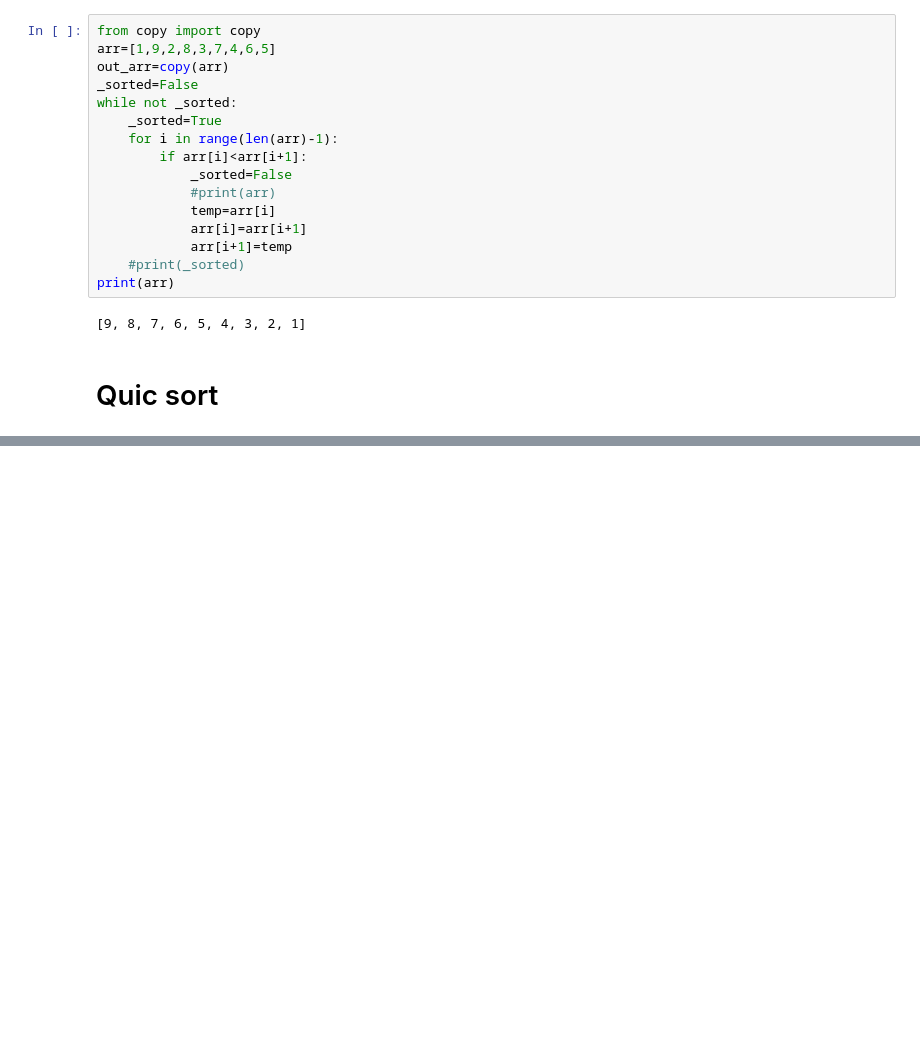
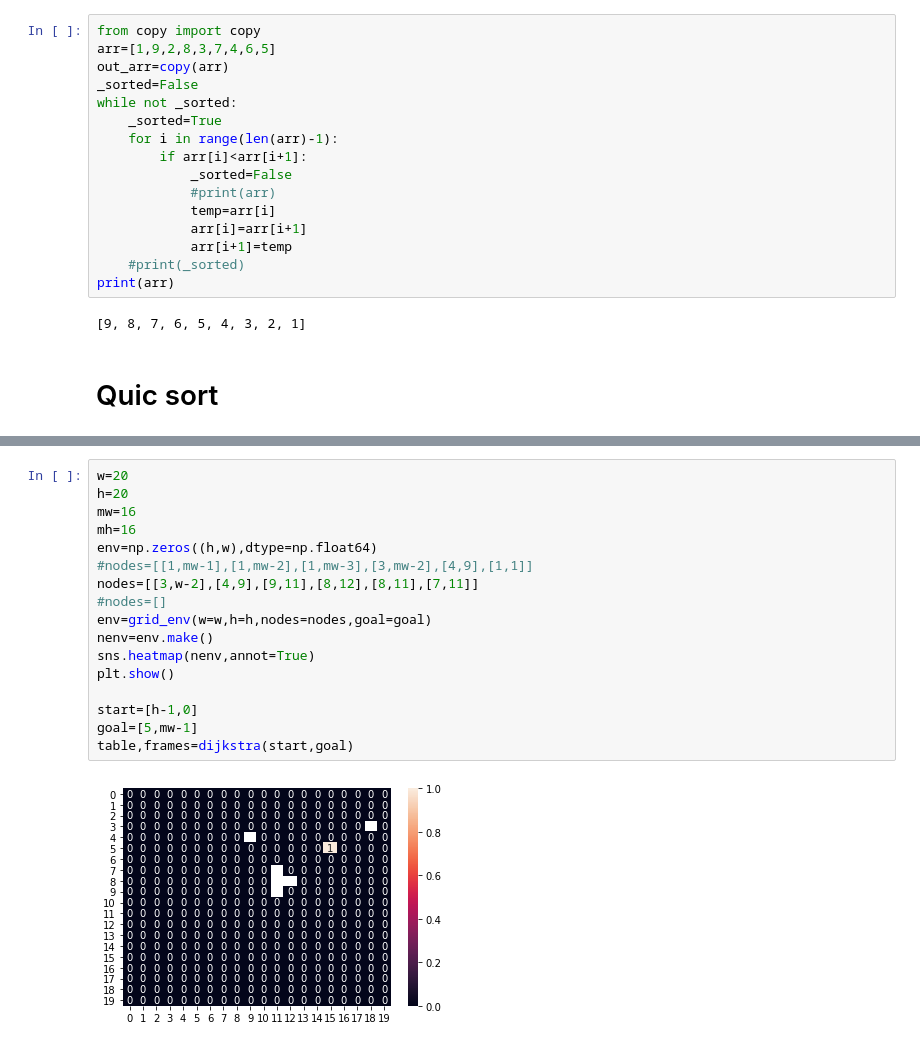
Before and after one commit to irfanhasib0/Algorithms, a Jupyter notebook: Sorting Array.ipynb, the cells around one changed output, grey strips where cells are left out. Cells and saved outputs as stored; diff of their text form; blank space fills up the shorter version.

```diff
--- a/Sorting Array.ipynb
+++ b/Sorting Array.ipynb
@@ -192,0 +686,19 @@ for i in range(10):
+# %%
+w=20
+h=20
+mw=16
+mh=16
+env=np.zeros((h,w),dtype=np.float64)
+#nodes=[[1,mw-1],[1,mw-2],[1,mw-3],[3,mw-2],[4,9],[1,1]]
+nodes=[[3,w-2],[4,9],[9,11],[8,12],[8,11],[7,11]]
+#nodes=[]
+env=grid_env(w=w,h=h,nodes=nodes,goal=goal)
+nenv=env.make()
+sns.heatmap(nenv,annot=True)
+plt.show()
+
+start=[h-1,0]
+goal=[5,mw-1]
+table,frames=dijkstra(start,goal)
+# %% [output]
+[figure, added]
```
Also changed, not shown: parts of 30 cells of this notebook, 3 other files.
